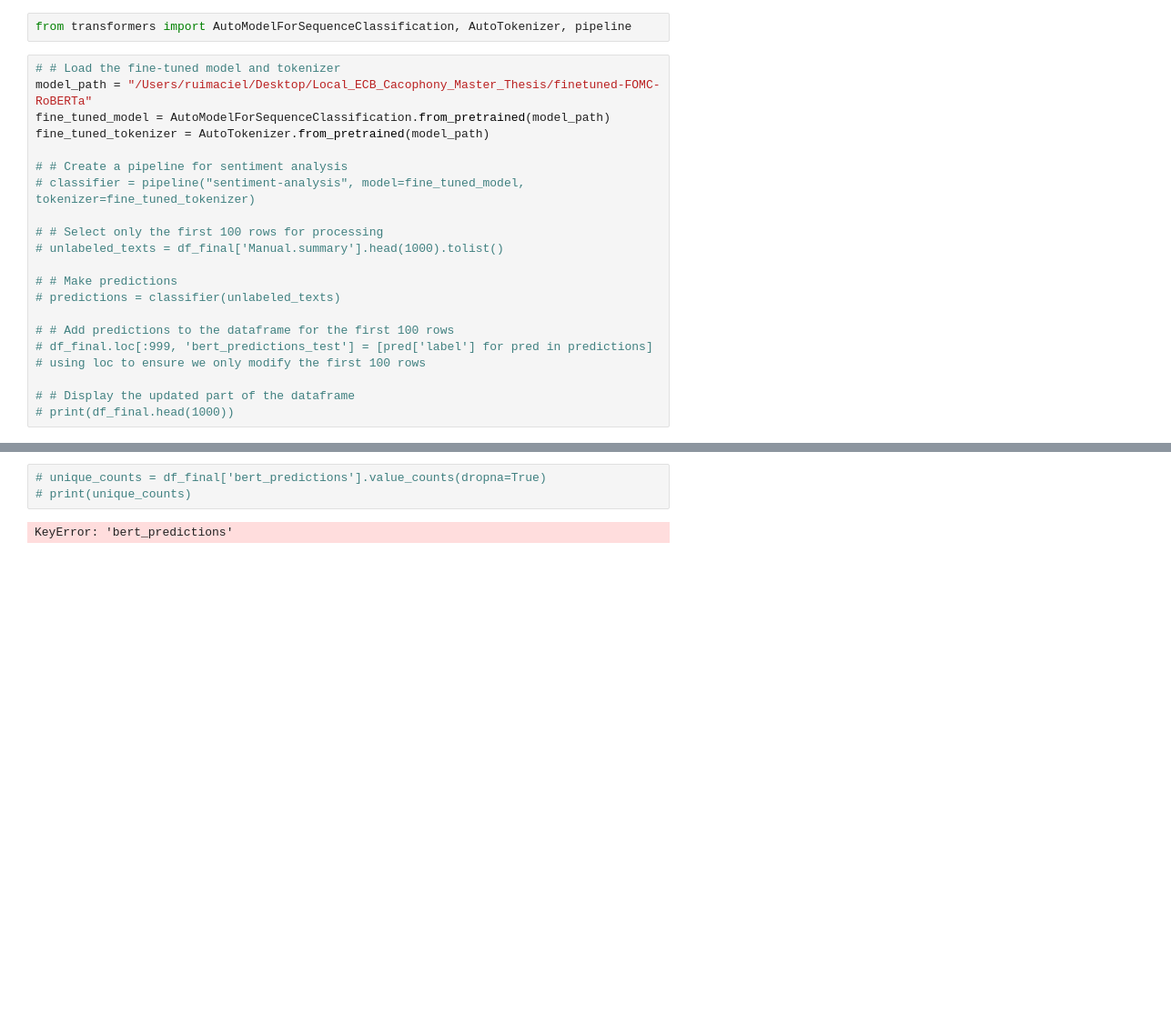
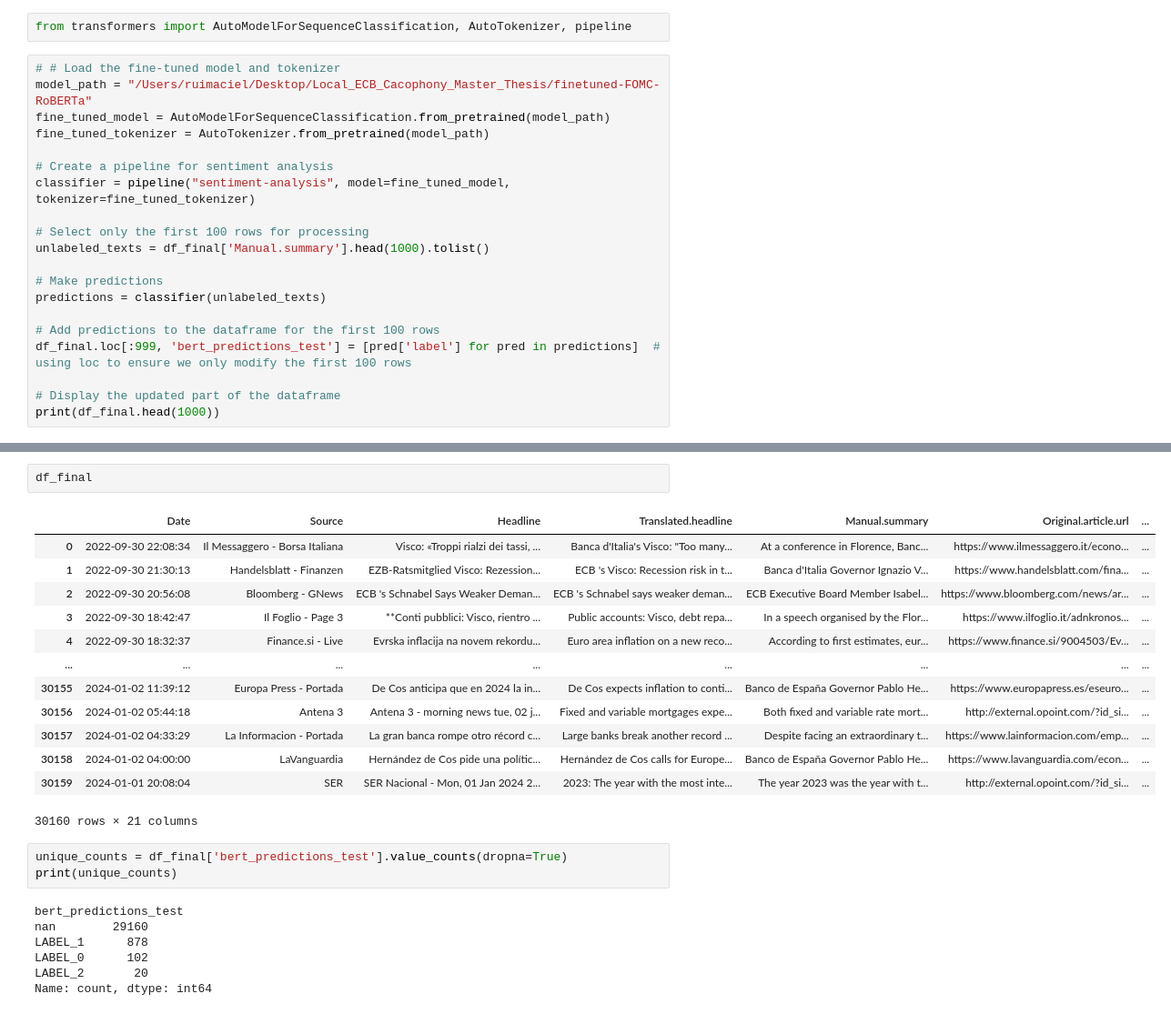
Before and after one commit to monbiote/ECB_Perceived_Cacophony, a Jupyter notebook: Rui_final_notebooks/roberta_model_application.ipynb, the cells around one changed output, grey strips where cells are left out. Shown at 91% size. Saved outputs shown, nothing was run; the diff lists cells and outputs as text; blank space fills up the shorter version.

```diff
--- a/Rui_final_notebooks/roberta_model_application.ipynb
+++ b/Rui_final_notebooks/roberta_model_application.ipynb
@@ -145,17 +145,17 @@ model_path = "/Users/ruimaciel/Desktop/Local_ECB_Cacophony_Master_Thesis/finetun
 fine_tuned_model = AutoModelForSequenceClassification.from_pretrained(model_path)
 fine_tuned_tokenizer = AutoTokenizer.from_pretrained(model_path)
 
-# # Create a pipeline for sentiment analysis
-# classifier = pipeline("sentiment-analysis", model=fine_tuned_model, tokenizer=fine_tuned_tokenizer)
+# Create a pipeline for sentiment analysis
+classifier = pipeline("sentiment-analysis", model=fine_tuned_model, tokenizer=fine_tuned_tokenizer)
 
-# # Select only the first 100 rows for processing
-# unlabeled_texts = df_final['Manual.summary'].head(1000).tolist()
+# Select only the first 100 rows for processing
+unlabeled_texts = df_final['Manual.summary'].head(1000).tolist()
 
-# # Make predictions
-# predictions = classifier(unlabeled_texts)
+# Make predictions
+predictions = classifier(unlabeled_texts)
 
-# # Add predictions to the dataframe for the first 100 rows
-# df_final.loc[:999, 'bert_predictions_test'] = [pred['label'] for pred in predictions]  # using loc to ensure we only modify the first 100 rows
+# Add predictions to the dataframe for the first 100 rows
+df_final.loc[:999, 'bert_predictions_test'] = [pred['label'] for pred in predictions]  # using loc to ensure we only modify the first 100 rows
 
-# # Display the updated part of the dataframe
-# print(df_final.head(1000))
+# Display the updated part of the dataframe
+print(df_final.head(1000))
@@ -162,5 +180,26 @@ fine_tuned_tokenizer = AutoTokenizer.from_pretrained(model_path)
+# %%
+df_final
+# %% [output]
+|  | Date | Source | Headline | Translated.headline | Manual.summary | Original.article.url | ... |
+| 0 | 2022-09-30 22:08:34 | Il Messaggero - Borsa Italiana | Visco: «Troppi rialzi dei tassi, ... | Banca d'Italia's Visco: "Too many... | At a conference in Florence, Banc... | https://www.ilmessaggero.it/econo... | ... |
+| 1 | 2022-09-30 21:30:13 | Handelsblatt - Finanzen | EZB-Ratsmitglied Visco: Rezession... | ECB 's Visco: Recession risk in t... | Banca d'Italia Governor Ignazio V... | https://www.handelsblatt.com/fina... | ... |
+| 2 | 2022-09-30 20:56:08 | Bloomberg - GNews | ECB 's Schnabel Says Weaker Deman... | ECB 's Schnabel says weaker deman... | ECB Executive Board Member Isabel... | https://www.bloomberg.com/news/ar... | ... |
+| 3 | 2022-09-30 18:42:47 | Il Foglio - Page 3 | **Conti pubblici: Visco, rientro ... | Public accounts: Visco, debt repa... | In a speech organised by the Flor... | https://www.ilfoglio.it/adnkronos... | ... |
+| 4 | 2022-09-30 18:32:37 | Finance.si - Live | Evrska inflacija na novem rekordu... | Euro area inflation on a new reco... | According to first estimates, eur... | https://www.finance.si/9004503/Ev... | ... |
+| ... | ... | ... | ... | ... | ... | ... | ... |
+| 30155 | 2024-01-02 11:39:12 | Europa Press - Portada | De Cos anticipa que en 2024 la in... | De Cos expects inflation to conti... | Banco de España Governor Pablo He... | https://www.europapress.es/eseuro... | ... |
+| 30156 | 2024-01-02 05:44:18 | Antena 3 | Antena 3 - morning news tue, 02 j... | Fixed and variable mortgages expe... | Both fixed and variable rate mort... | http://external.opoint.com/?id_si... | ... |
+| 30157 | 2024-01-02 04:33:29 | La Informacion - Portada | La gran banca rompe otro récord c... | Large banks break another record ... | Despite facing an extraordinary t... | https://www.lainformacion.com/emp... | ... |
+| 30158 | 2024-01-02 04:00:00 | LaVanguardia | Hernández de Cos pide una polític... | Hernández de Cos calls for Europe... | Banco de España Governor Pablo He... | https://www.lavanguardia.com/econ... | ... |
+| 30159 | 2024-01-01 20:08:04 | SER | SER Nacional - Mon, 01 Jan 2024 2... | 2023: The year with the most inte... | The year 2023 was the year with t... | http://external.opoint.com/?id_si... | ... |
+30160 rows × 21 columns
 # %%
-# unique_counts = df_final['bert_predictions'].value_counts(dropna=True)
-# print(unique_counts)
+unique_counts = df_final['bert_predictions_test'].value_counts(dropna=True)
+print(unique_counts)
 # %% [output]
-KeyError: 'bert_predictions'
+bert_predictions_test
+nan        29160
+LABEL_1      878
+LABEL_0      102
+LABEL_2       20
+Name: count, dtype: int64
```
Also changed, not shown: parts of 18 cells of this notebook, 5 other files.
